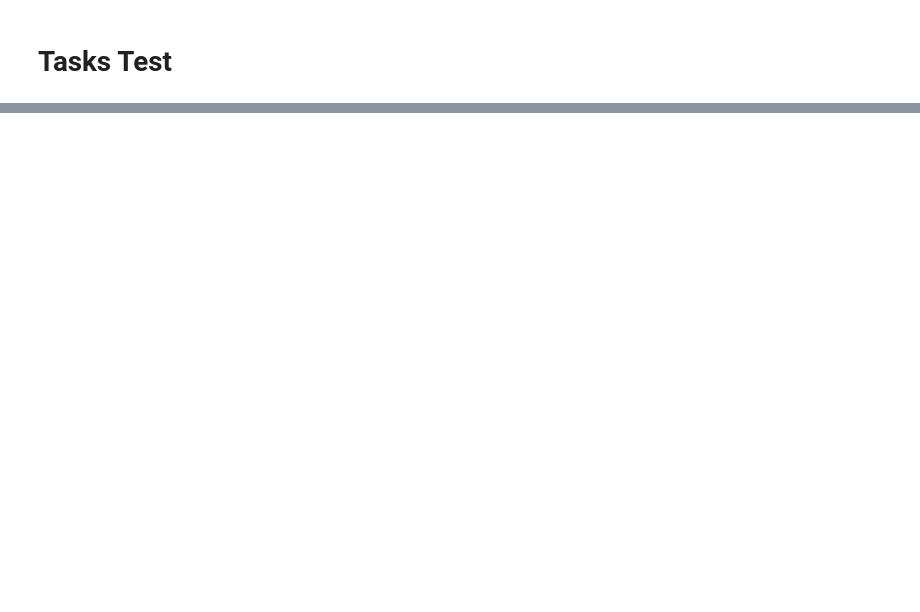
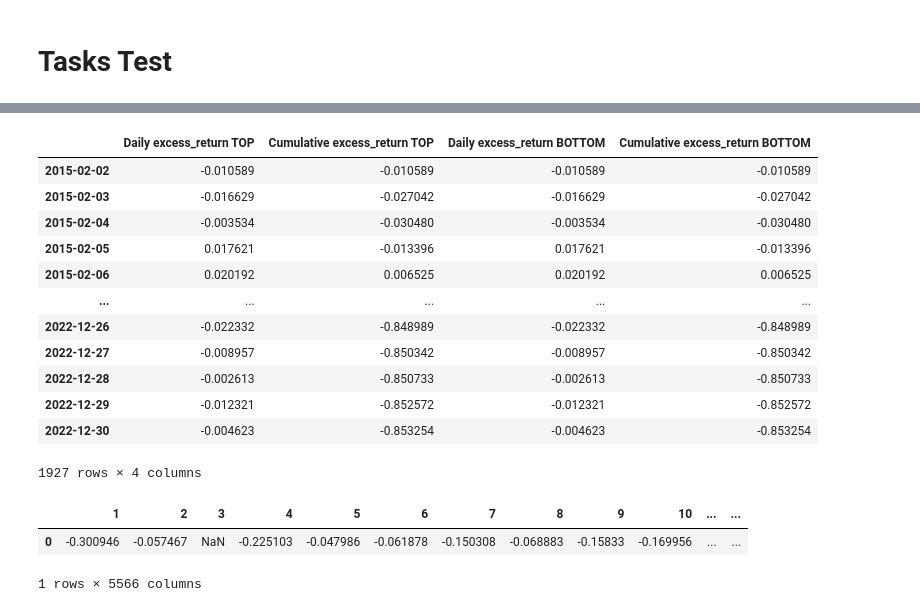
Before and after one commit to alaiazz/t1derivative, a Jupyter notebook: tasks_test.ipynb, the cells around one changed output, grey strips where cells are left out. Saved outputs shown, nothing was run; the diff lists cells and outputs as text; code cells hidden in the pictures; blank space fills up the shorter version.

```diff
--- a/tasks_test.ipynb
+++ b/tasks_test.ipynb
@@ -121,0 +410,18 @@ F7_27
+# %%
+test1 = TestInfo()
+factor1 = OneFactorTest(factor_values)
+factor1.compare_with_benchmark(test1,'Factor1',False)
+# %% [output]
+|  | Daily excess_return TOP | Cumulative excess_return TOP | Daily excess_return BOTTOM | Cumulative excess_return BOTTOM |
+| 2015-02-02 | -0.010589 | -0.010589 | -0.010589 | -0.010589 |
+| 2015-02-03 | -0.016629 | -0.027042 | -0.016629 | -0.027042 |
+| 2015-02-04 | -0.003534 | -0.030480 | -0.003534 | -0.030480 |
+| 2015-02-05 | 0.017621 | -0.013396 | 0.017621 | -0.013396 |
+| 2015-02-06 | 0.020192 | 0.006525 | 0.020192 | 0.006525 |
+| ... | ... | ... | ... | ... |
+| 2022-12-26 | -0.022332 | -0.848989 | -0.022332 | -0.848989 |
+| 2022-12-27 | -0.008957 | -0.850342 | -0.008957 | -0.850342 |
+| 2022-12-28 | -0.002613 | -0.850733 | -0.002613 | -0.850733 |
+| 2022-12-29 | -0.012321 | -0.852572 | -0.012321 | -0.852572 |
+| 2022-12-30 | -0.004623 | -0.853254 | -0.004623 | -0.853254 |
+1927 rows × 4 columns
@@ -121,0 +449,6 @@ F7_27
+# %%
+calc_ICIR(factor_values.loc['2016':],S_DQ_OPEN.loc['2016':],5)
+# %% [output]
+|  | 1 | 2 | 3 | 4 | 5 | 6 | 7 | 8 | 9 | 10 | ... | ... |
+| 0 | -0.300946 | -0.057467 | NaN | -0.225103 | -0.047986 | -0.061878 | -0.150308 | -0.068883 | -0.15833 | -0.169956 | ... | ... |
+1 rows × 5566 columns
```
Also changed, not shown: parts of 21 cells of this notebook, 3 other files.
